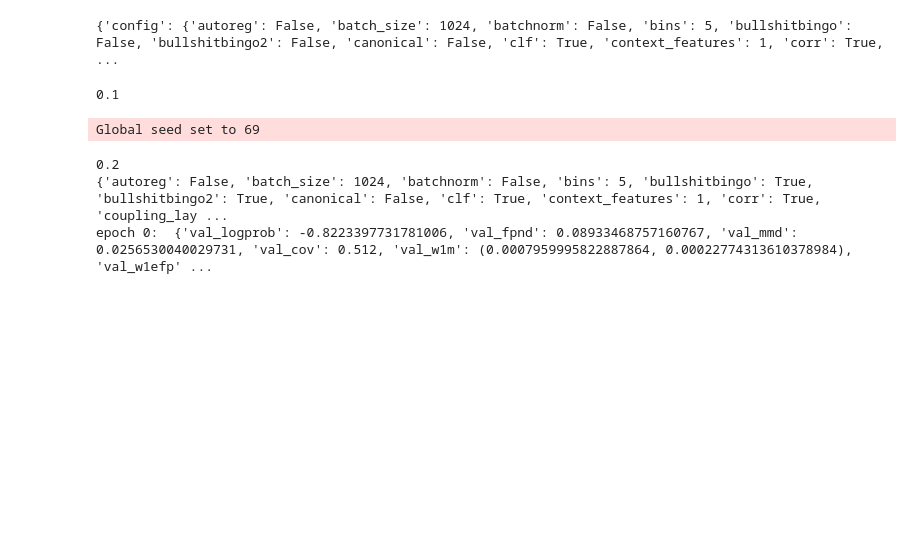
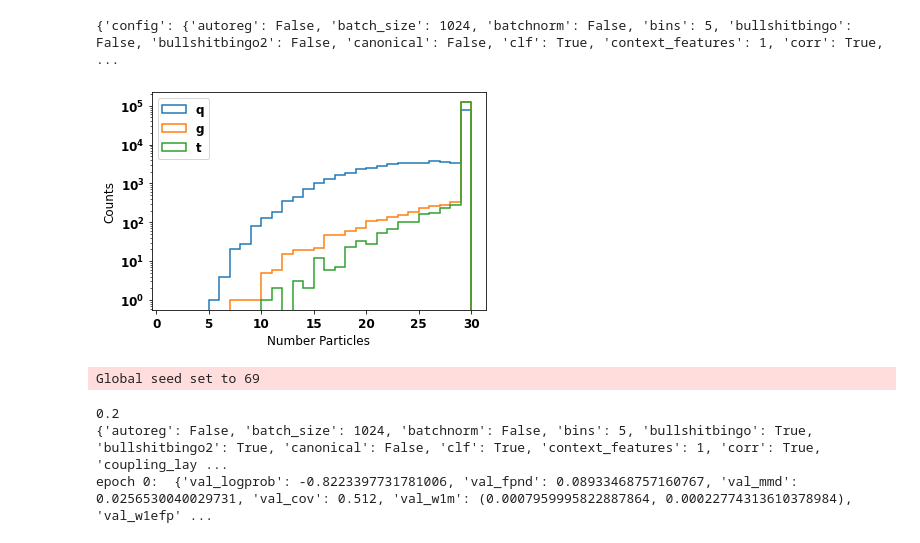
Before and after one commit to kaechb/LitJetNet, a Jupyter notebook: LitNF/plots-trafo-Neurips.ipynb, the cells around one changed output. Saved outputs shown, nothing was run; the diff lists cells and outputs as text; code cells hidden in the pictures; blank space fills up the shorter version.

```diff
--- a/LitNF/plots-trafo-Neurips.ipynb
+++ b/LitNF/plots-trafo-Neurips.ipynb
@@ -305,13 +302,31 @@ with open(best_hparam, 'r') as stream:
         print(config)
         config=config["config"]
         config["no_hidden_gen"]=True
+        config["momentum"]=False
 data_module = JetNetDataloader(config,) #this loads the data
 data_module.setup("train")
 # data=data_module.scaler.inverse_transform(data_module.data[:,:90]).reshape(-1,30,3)
 model = TransGan(config,data_module.num_batches)
 # %% [output]
 {'config': {'autoreg': False, 'batch_size': 1024, 'batchnorm': False, 'bins': 5, 'bullshitbingo': False, 'bullshitbingo2': False, 'canonical': False, 'clf': True, 'context_features': 1, 'corr': True,  ...
-0.1
+# %%
+ns={}
+for p in ["q","g","t"]:
+    config["parton"]=p
+    data_module = JetNetDataloader(config,)
+    data_module.setup("train")
+    n=1-data_module.data[:,90:]
+    n=n.sum(axis=1)
+    ns[p]=n
+    bins=np.linspace(1,30,30)
+    plt.hist(n.numpy(),bins,label=p,histtype="step",linewidth=1.5)
+plt.legend(loc="upper left")
+plt.yscale("log")
+plt.ylabel("Counts")
+plt.xlabel("Number Particles")
+plt.savefig("n_dist.pdf")
+# %% [output]
+[figure, added]
 # %%
 temp_df=pd.DataFrame()
 best_model_t="/beegfs/desy/user/kaechben/final_cov_t/epoch=3949-val_fpnd=0.06-val_w1m=0.0005.ckpt"
```
Also changed, not shown: parts of 1 cell of this notebook, 4 other files.
